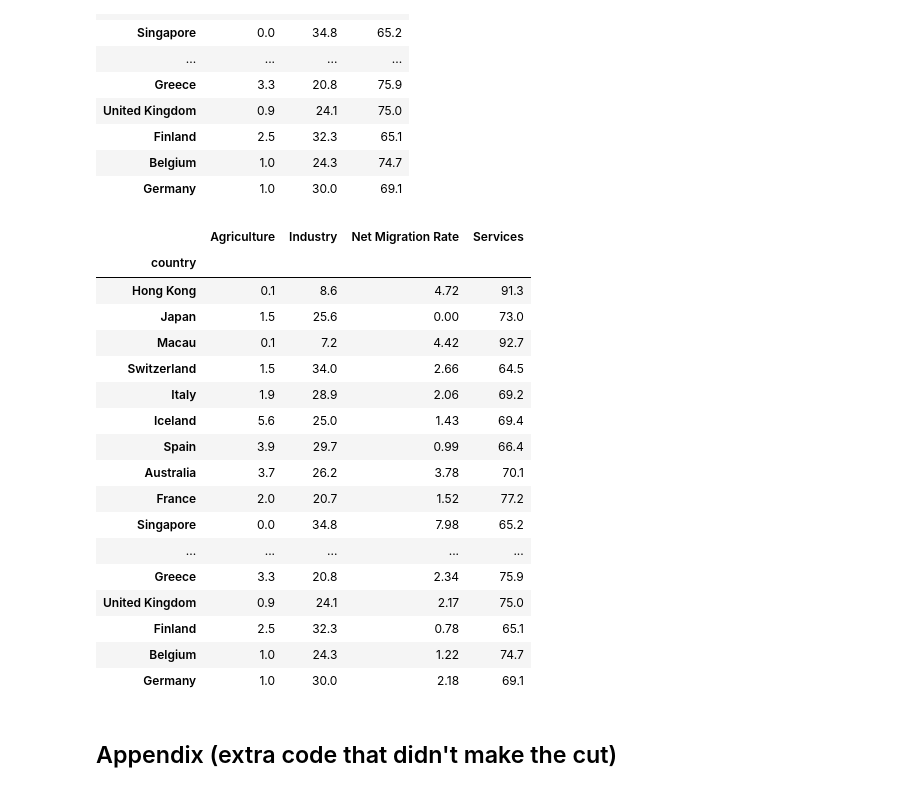
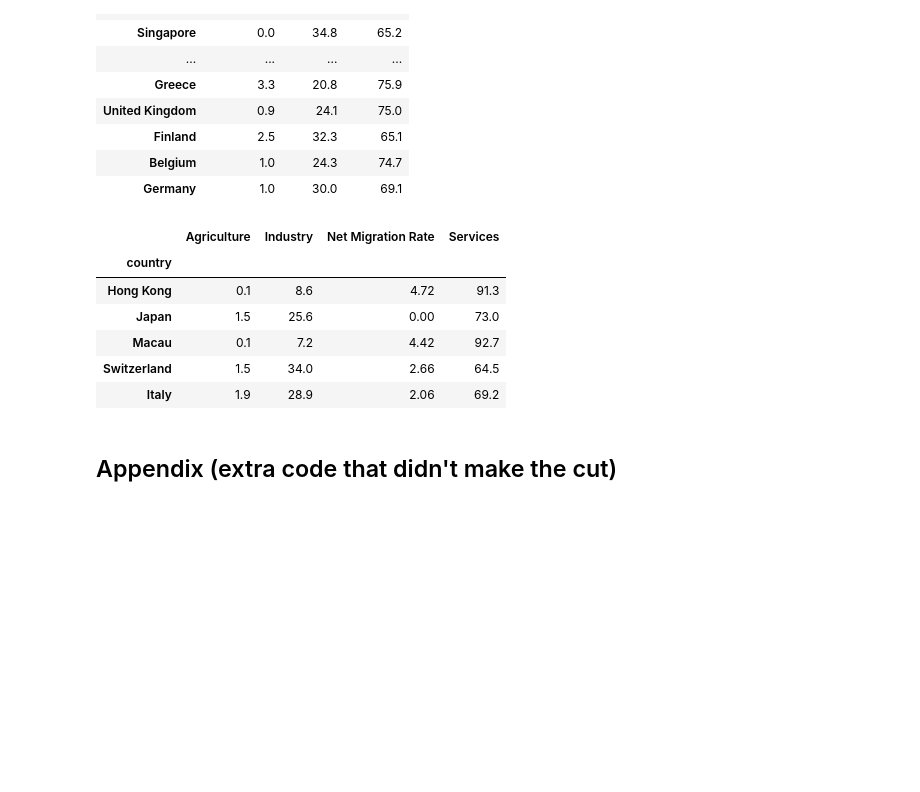
Before and after one commit to rdhaliwal96/group_collaboration, a Jupyter notebook: rafael/world_population_data.ipynb, the cells around one changed output. Saved outputs shown, nothing was run; the diff lists cells and outputs as text; code cells hidden in the pictures; blank space fills up the shorter version.

```diff
--- a/rafael/world_population_data.ipynb
+++ b/rafael/world_population_data.ipynb
@@ -305,26 +320,15 @@ def make_hbar_chart(dataframe_list,figsize,start_year,folder_name):
 
 # make_hbar_chart(df_bot,(10,10),2007,'bot_countries_industry')
 # %%
-df_top[0]
+df_top[0].head()
 # %% [output]
 |  | Agriculture | Industry | Net Migration Rate | Services |
 | country |  |  |  |  |
 | Hong Kong | 0.1 | 8.6 | 4.72 | 91.3 |
 | Japan | 1.5 | 25.6 | 0.00 | 73.0 |
 | Macau | 0.1 | 7.2 | 4.42 | 92.7 |
 | Switzerland | 1.5 | 34.0 | 2.66 | 64.5 |
 | Italy | 1.9 | 28.9 | 2.06 | 69.2 |
-| Iceland | 5.6 | 25.0 | 1.43 | 69.4 |
-| Spain | 3.9 | 29.7 | 0.99 | 66.4 |
-| Australia | 3.7 | 26.2 | 3.78 | 70.1 |
-| France | 2.0 | 20.7 | 1.52 | 77.2 |
-| Singapore | 0.0 | 34.8 | 7.98 | 65.2 |
-| ... | ... | ... | ... | ... |
-| Greece | 3.3 | 20.8 | 2.34 | 75.9 |
-| United Kingdom | 0.9 | 24.1 | 2.17 | 75.0 |
-| Finland | 2.5 | 32.3 | 0.78 | 65.1 |
-| Belgium | 1.0 | 24.3 | 1.22 | 74.7 |
-| Germany | 1.0 | 30.0 | 2.18 | 69.1 |
 # %% [markdown]
 ## Appendix (extra code that didn't make the cut)
 # %%
```
Also changed, not shown: parts of 10 cells of this notebook.
